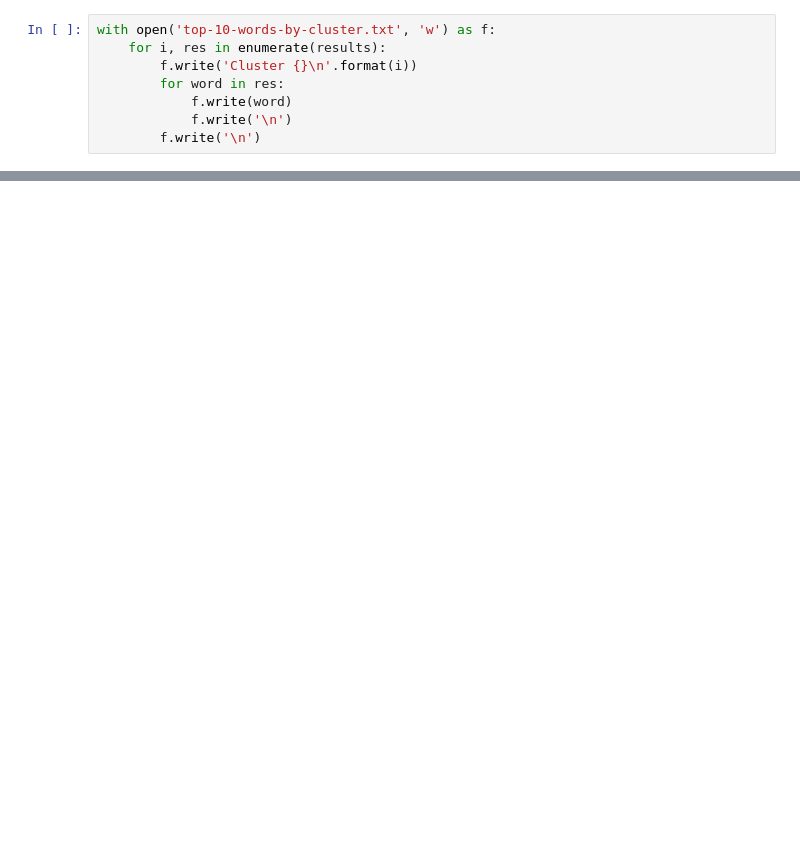
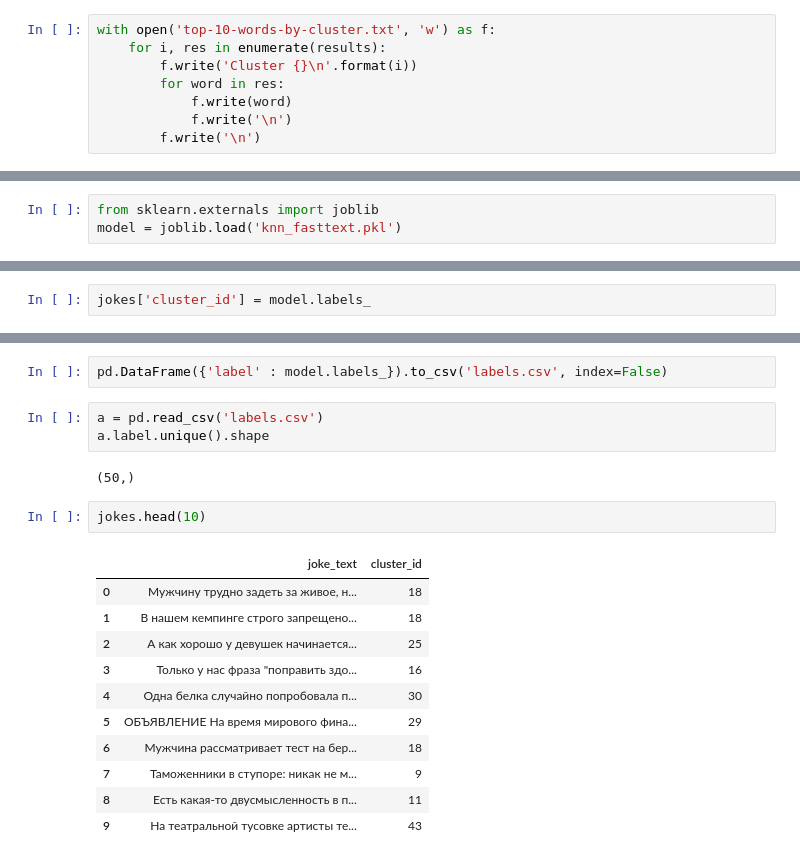
Before and after one commit to MayerMax/jokesclustering, a Jupyter notebook: vector_clustering/models/kmeans_fasttext/kmeans_research.ipynb, the cells around one changed output, grey strips where cells are left out. Cells and saved outputs as stored; diff of their text form; blank space fills up the shorter version.

```diff
--- a/vector_clustering/models/kmeans_fasttext/kmeans_research.ipynb
+++ b/vector_clustering/models/kmeans_fasttext/kmeans_research.ipynb
@@ -285,0 +200,3 @@ with open('top-10-words-by-cluster.txt', 'w') as f:
+# %%
+from sklearn.externals import joblib
+model = joblib.load('knn_fasttext.pkl')
@@ -285,0 +209,2 @@ with open('top-10-words-by-cluster.txt', 'w') as f:
+# %%
+jokes['cluster_id'] = model.labels_
@@ -285,0 +465,21 @@ with open('top-10-words-by-cluster.txt', 'w') as f:
+# %%
+pd.DataFrame({'label' : model.labels_}).to_csv('labels.csv', index=False)
+# %%
+a = pd.read_csv('labels.csv')
+a.label.unique().shape
+# %% [output]
+(50,)
+# %%
+jokes.head(10)
+# %% [output]
+|  | joke_text | cluster_id |
+| 0 | Мужчину трудно задеть за живое, н... | 18 |
+| 1 | В нашем кемпинге строго запрещено... | 18 |
+| 2 | А как хорошо у девушек начинается... | 25 |
+| 3 | Только у нас фраза "поправить здо... | 16 |
+| 4 | Одна белка случайно попробовала п... | 30 |
+| 5 | ОБЪЯВЛЕНИЕ На время мирового фина... | 29 |
+| 6 | Мужчина рассматривает тест на бер... | 18 |
+| 7 | Таможенники в ступоре: никак не м... | 9 |
+| 8 | Есть какая-то двусмысленность в п... | 11 |
+| 9 | На театральной тусовке артисты те... | 43 |
```
Also changed, not shown: parts of 26 cells of this notebook.
